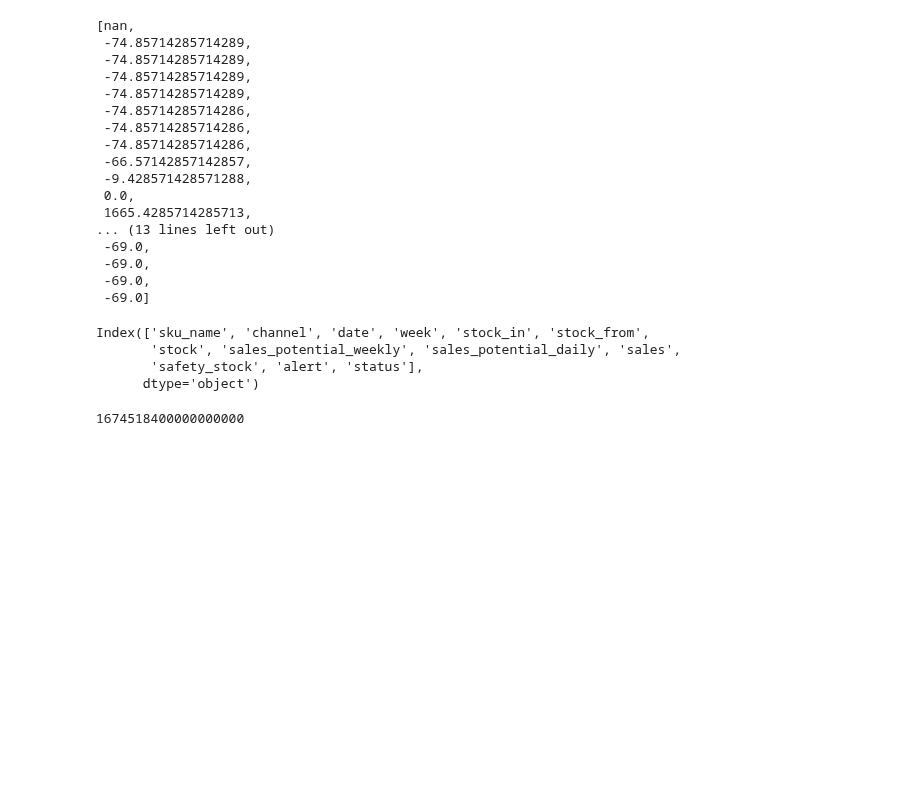
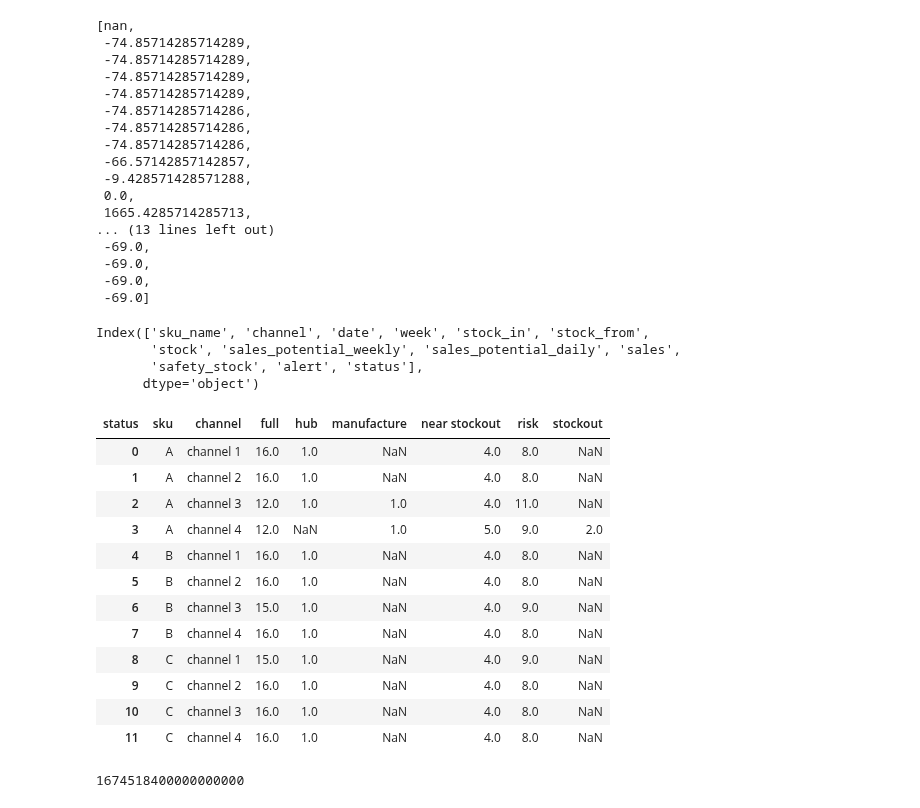
Before and after one commit to AllenArtefacter/supply-chain-planning, a Jupyter notebook: demo/Estee/notebooks/workplace.ipynb, the cells around one changed output. Drawn from its saved outputs; the diff is of its cells as text; code cells hidden in the pictures; blank space fills up the shorter version.

```diff
--- a/demo/Estee/notebooks/workplace.ipynb
+++ b/demo/Estee/notebooks/workplace.ipynb
@@ -105,0 +152,3 @@ DataFrameGroupBy.apply operated on the grouping columns. This behavior is deprec
+# %%
+for i in dataframe_to_rows(df_allocation, index=False, header=True):
+    print(i)
@@ -572,3 +656,31 @@ fig.show()
+# %%
+df_summary = (
+        df_allocation
+        .rename(columns= {'sku_name':'sku'})
+        .pivot_table(
+            index= ['sku', 'channel' ],
+            columns= 'status',
+            values = 'date',
+            aggfunc= 'count'
+        )
+        .reset_index()
+    )
+
+df_summary
+# %% [output]
+| status | sku | channel | full | hub | manufacture | near stockout | risk | stockout |
+| 0 | A | channel 1 | 16.0 | 1.0 | NaN | 4.0 | 8.0 | NaN |
+| 1 | A | channel 2 | 16.0 | 1.0 | NaN | 4.0 | 8.0 | NaN |
+| 2 | A | channel 3 | 12.0 | 1.0 | 1.0 | 4.0 | 11.0 | NaN |
+| 3 | A | channel 4 | 12.0 | NaN | 1.0 | 5.0 | 9.0 | 2.0 |
+| 4 | B | channel 1 | 16.0 | 1.0 | NaN | 4.0 | 8.0 | NaN |
+| 5 | B | channel 2 | 16.0 | 1.0 | NaN | 4.0 | 8.0 | NaN |
+| 6 | B | channel 3 | 15.0 | 1.0 | NaN | 4.0 | 9.0 | NaN |
+| 7 | B | channel 4 | 16.0 | 1.0 | NaN | 4.0 | 8.0 | NaN |
+| 8 | C | channel 1 | 15.0 | 1.0 | NaN | 4.0 | 9.0 | NaN |
+| 9 | C | channel 2 | 16.0 | 1.0 | NaN | 4.0 | 8.0 | NaN |
+| 10 | C | channel 3 | 16.0 | 1.0 | NaN | 4.0 | 8.0 | NaN |
+| 11 | C | channel 4 | 16.0 | 1.0 | NaN | 4.0 | 8.0 | NaN |
 # %%
 # %% [output]
 1674518400000000000
```
Also changed, not shown: parts of 5 cells of this notebook, 6 other files.
